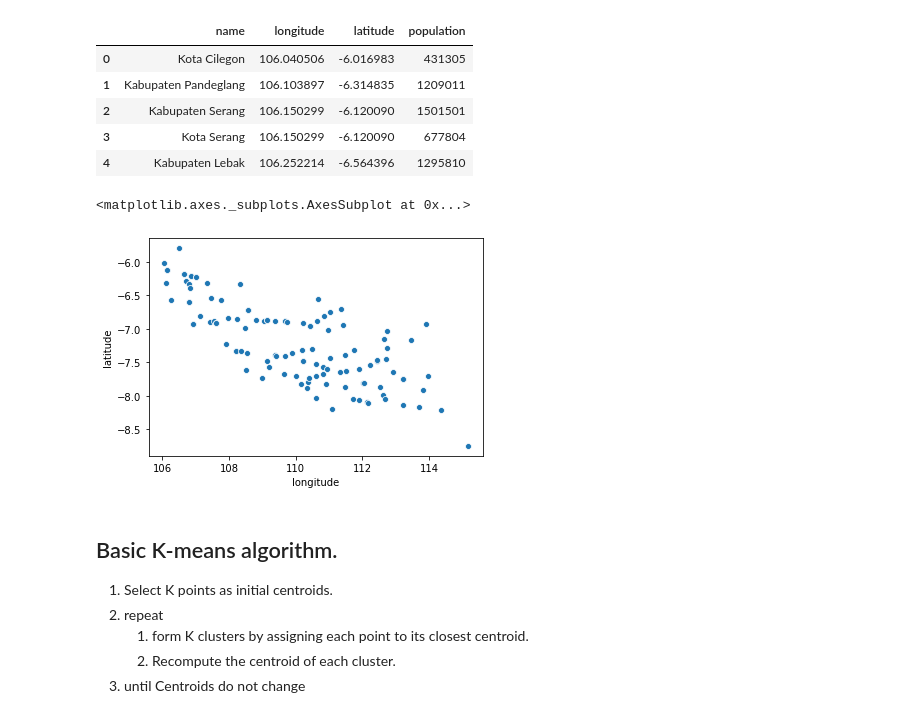
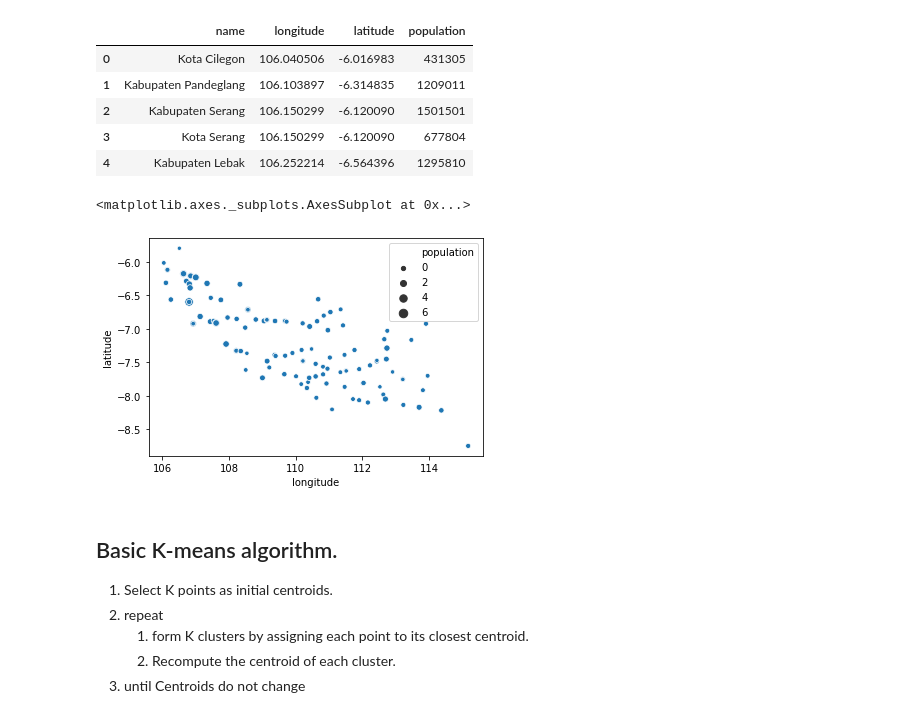
Before and after one commit to SouravMzdr/Warehouse-Location-Estimator, a Jupyter notebook: Warehouse Location Estimator based on weighted Kmeans.ipynb, the cells around one changed output. Drawn from its saved outputs; the diff is of its cells as text; code cells hidden in the pictures.

```diff
--- a/Warehouse Location Estimator based on weighted Kmeans.ipynb
+++ b/Warehouse Location Estimator based on weighted Kmeans.ipynb
@@ -36,10 +36,11 @@ df.head()
 | 3 | Kota Serang | 106.150299 | -6.120090 | 677804 |
 | 4 | Kabupaten Lebak | 106.252214 | -6.564396 | 1295810 |
 # %%
-sns.scatterplot(x='longitude',y='latitude',data=df)
+#Visualizing the location of the cities
+sns.scatterplot(x='longitude',y='latitude',size='population',data=df)
 # %% [output]
 <matplotlib.axes._subplots.AxesSubplot at 0x...>
-[figure, old version]
+[figure, new version]
 # %% [markdown]
 ## Basic K-means algorithm.
 1. Select K points as initial centroids.
```
Also changed, not shown: parts of 4 cells of this notebook.
